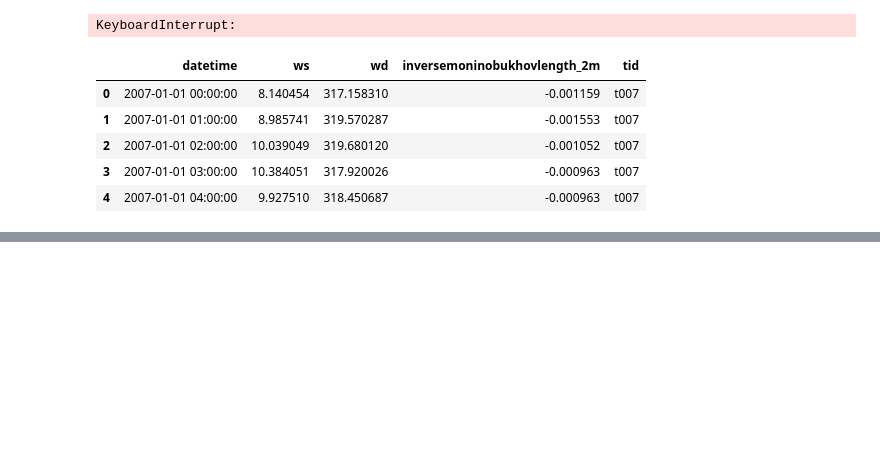
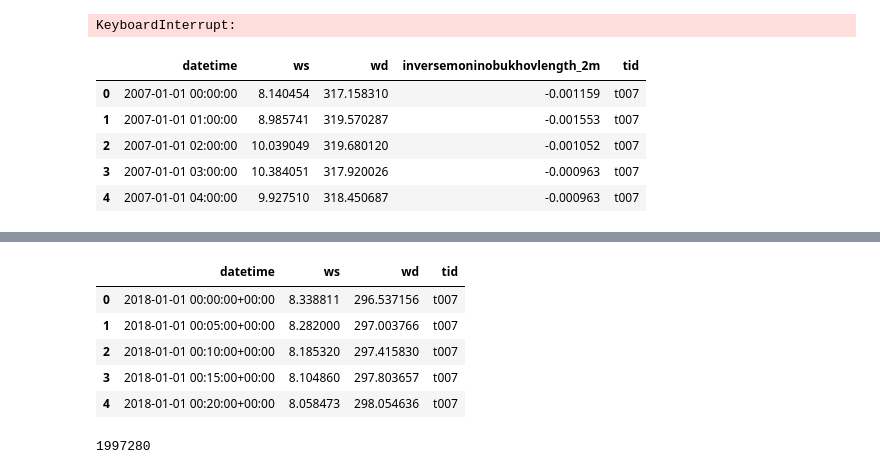
Before and after one commit to NREL/dw-tap, a Jupyter notebook: notebooks/validation/01 Read in Data Bergey.ipynb, the cells around one changed output, grey strips where cells are left out. Cells and saved outputs as stored; diff of their text form; code cells hidden in the pictures; blank space fills up the shorter version.

Commit message:
Add fetching code for WTK-LED and saved data

```diff
--- a/notebooks/validation/01 Read in Data Bergey.ipynb
+++ b/notebooks/validation/01 Read in Data Bergey.ipynb
@@ -208,0 +230,54 @@ Todo
+# %%
+def fetch_dfs_wtk_led_2018(index, wtk_dfs=[]):
+    # 12 monthly files for 2018
+    files = ['/campaign/tap/CONUS/wtk/5min/2018/%s/conus_2018-%s.h5' % \
+             (str(i).zfill(2), str(i).zfill(2)) for i in range(1,13)]
+
+    for row in tqdm(index.itertuples()):
+        tid = row[1]
+        lat = row[5]
+        lon = row[6]
+        z_turbine = row[7]
+        # avoid re-running things that have already run
+        if tid in [x['tid'][0] for x in wtk_dfs]:
+            print("Skipping "+str(tid))
+            continue
+
+        atmospheric_df = pd.DataFrame()
+        # Iterate over all monthly files
+        for file in files:
+            myr = MultiYearWindX(file, hsds=False)
+            d = get_data_wtk_led_on_eagle(myr,
+                                          lat, lon, z_turbine, "IDW",
+                                          power_estimate=False,
+                                          start_time_idx=None,
+                                          end_time_idx=None,
+                                          time_stride=None)
+            atmospheric_df = pd.concat([atmospheric_df, d])
+
+        atmospheric_df['tid'] = tid
+        atmospheric_df.reset_index(drop=True, inplace=True)
+        wtk_dfs.append(atmospheric_df)
+
+    return wtk_dfs
+
+# in case HSDS has a connection error we will try a second time
+try:
+    wtk_dfs = fetch_dfs_wtk_led_2018(index)
+except ConnectionError:
+    print("Caught a connection error, trying to resume...")
+    wtk_dfs = fetch_dfs_wtk_led_2018(indx,wtk_dfs)
+# %%
+wtk_df_2018 = pd.concat(wtk_dfs)
+wtk_df_2018.head()
+# %% [output]
+|  | datetime | ws | wd | tid |
+| 0 | 2018-01-01 00:00:00+00:00 | 8.338811 | 296.537156 | t007 |
+| 1 | 2018-01-01 00:05:00+00:00 | 8.282000 | 297.003766 | t007 |
+| 2 | 2018-01-01 00:10:00+00:00 | 8.185320 | 297.415830 | t007 |
+| 3 | 2018-01-01 00:15:00+00:00 | 8.104860 | 297.803657 | t007 |
+| 4 | 2018-01-01 00:20:00+00:00 | 8.058473 | 298.054636 | t007 |
+# %%
+len(wtk_df_2018)
+# %% [output]
+1997280
```
Also changed, not shown: parts of 13 cells of this notebook, 2 other files.
